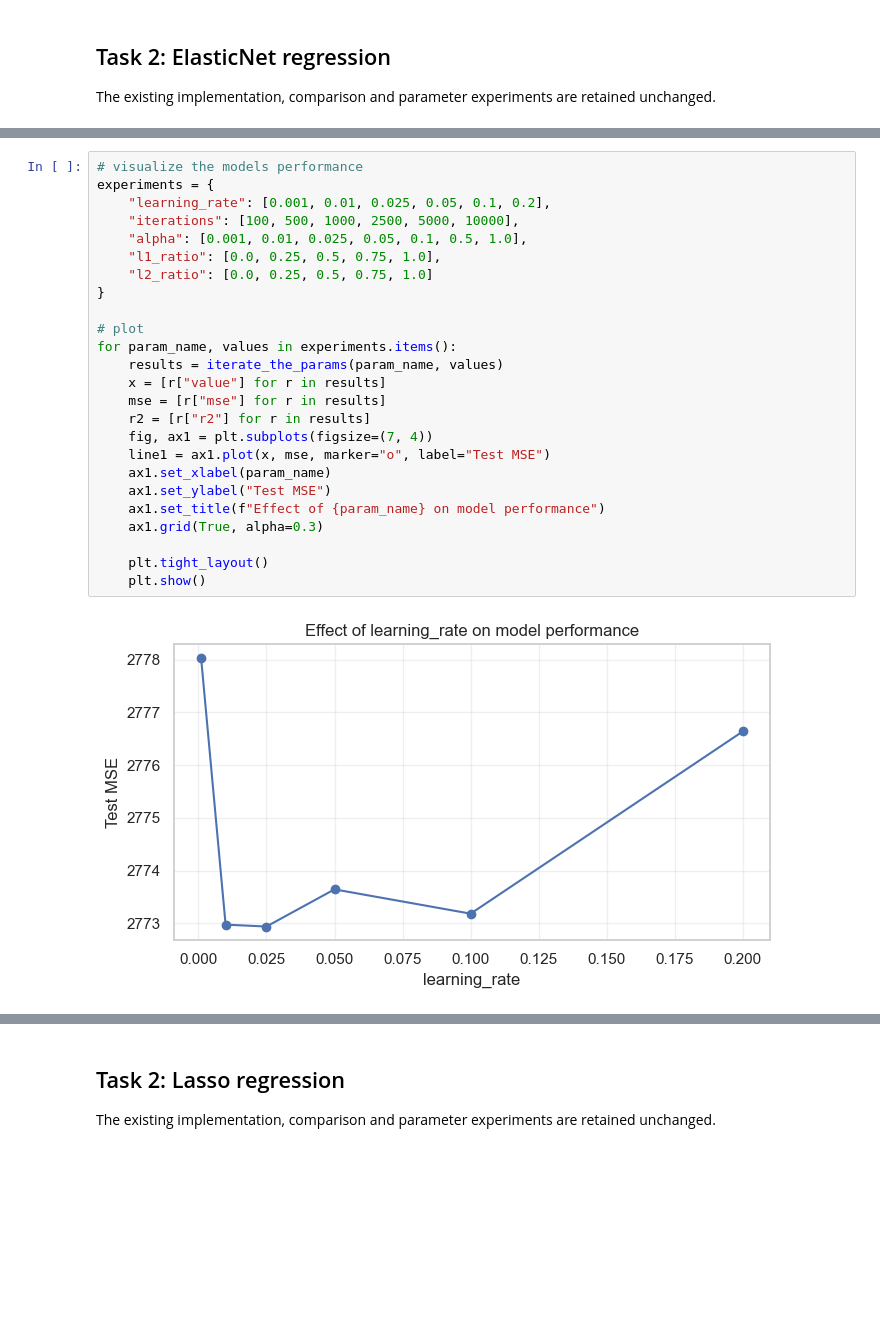
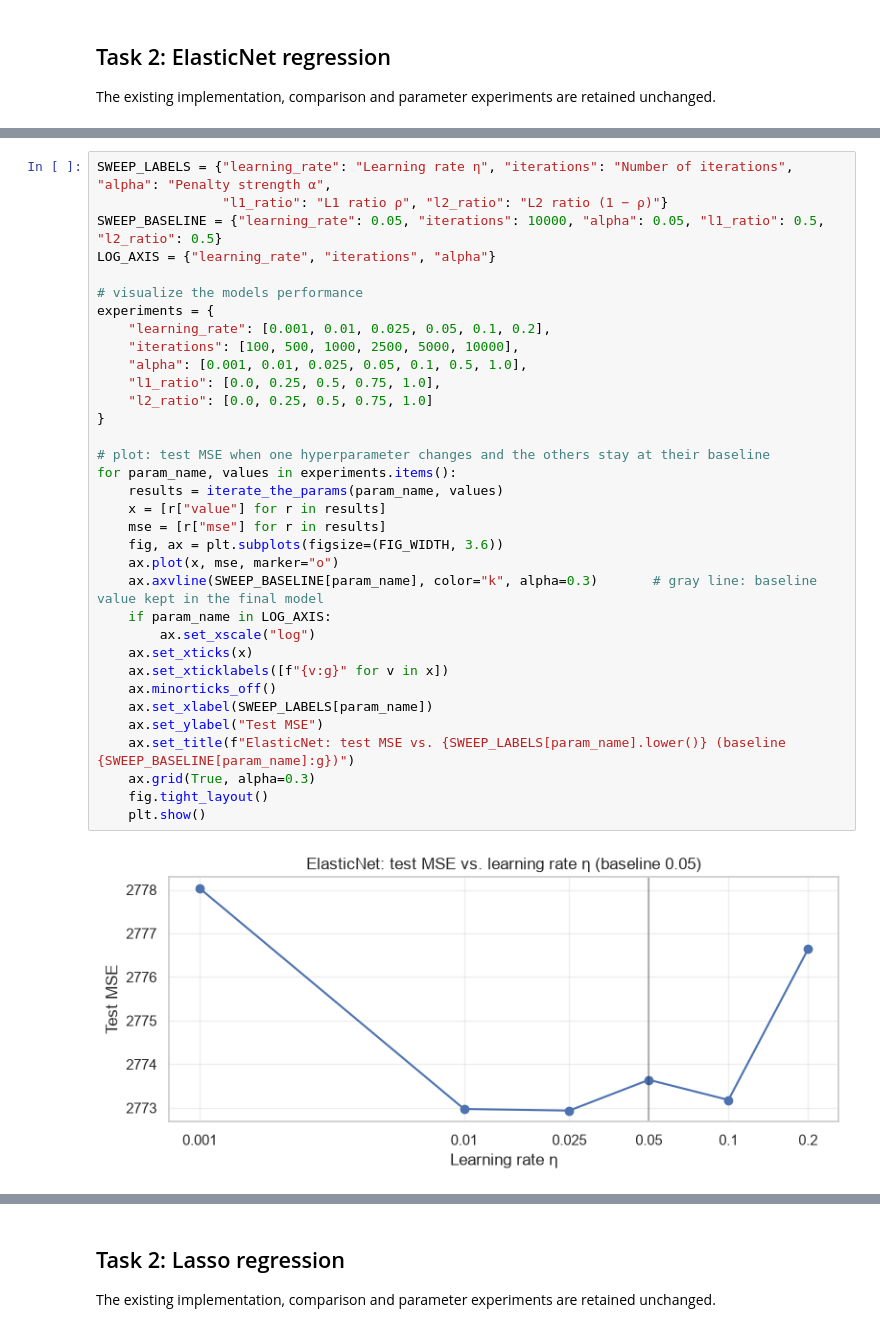
Before and after one commit to louisslnn/ecse551-assignment1, a Jupyter notebook: notebooks/Poon_Robatche-Claive_Salanon_Xu_Assignment1.ipynb, the cells around one changed output, grey strips where cells are left out. Drawn from its saved outputs; the diff is of its cells as text; blank space fills up the shorter version.

```diff
--- a/notebooks/Poon_Robatche-Claive_Salanon_Xu_Assignment1.ipynb
+++ b/notebooks/Poon_Robatche-Claive_Salanon_Xu_Assignment1.ipynb
@@ -350,27 +346,36 @@ def iterate_the_params(param_name, param_values):
 # %%
+SWEEP_LABELS = {"learning_rate": "Learning rate η", "iterations": "Number of iterations", "alpha": "Penalty strength α",
+                "l1_ratio": "L1 ratio ρ", "l2_ratio": "L2 ratio (1 − ρ)"}
+SWEEP_BASELINE = {"learning_rate": 0.05, "iterations": 10000, "alpha": 0.05, "l1_ratio": 0.5, "l2_ratio": 0.5}
+LOG_AXIS = {"learning_rate", "iterations", "alpha"}
+
 # visualize the models performance
 experiments = {
     "learning_rate": [0.001, 0.01, 0.025, 0.05, 0.1, 0.2],
     "iterations": [100, 500, 1000, 2500, 5000, 10000],
     "alpha": [0.001, 0.01, 0.025, 0.05, 0.1, 0.5, 1.0],
     "l1_ratio": [0.0, 0.25, 0.5, 0.75, 1.0],
     "l2_ratio": [0.0, 0.25, 0.5, 0.75, 1.0]
 }
 
-# plot
+# plot: test MSE when one hyperparameter changes and the others stay at their baseline
 for param_name, values in experiments.items():
     results = iterate_the_params(param_name, values)
     x = [r["value"] for r in results]
     mse = [r["mse"] for r in results]
-    r2 = [r["r2"] for r in results]
-    fig, ax1 = plt.subplots(figsize=(7, 4))
-    line1 = ax1.plot(x, mse, marker="o", label="Test MSE")
-    ax1.set_xlabel(param_name)
-    ax1.set_ylabel("Test MSE")
-    ax1.set_title(f"Effect of {param_name} on model performance")
-    ax1.grid(True, alpha=0.3)
-
-    plt.tight_layout()
+    fig, ax = plt.subplots(figsize=(FIG_WIDTH, 3.6))
+    ax.plot(x, mse, marker="o")
+    ax.axvline(SWEEP_BASELINE[param_name], color="k", alpha=0.3)       # gray line: baseline value kept in the final model
+    if param_name in LOG_AXIS:
+        ax.set_xscale("log")
+    ax.set_xticks(x)
+    ax.set_xticklabels([f"{v:g}" for v in x])
+    ax.minorticks_off()
+    ax.set_xlabel(SWEEP_LABELS[param_name])
+    ax.set_ylabel("Test MSE")
+    ax.set_title(f"ElasticNet: test MSE vs. {SWEEP_LABELS[param_name].lower()} (baseline {SWEEP_BASELINE[param_name]:g})")
+    ax.grid(True, alpha=0.3)
+    fig.tight_layout()
     plt.show()
 # %% [output]
-[figure, old version]
+[figure, new version]
```
Also changed, not shown: parts of 12 cells of this notebook.
